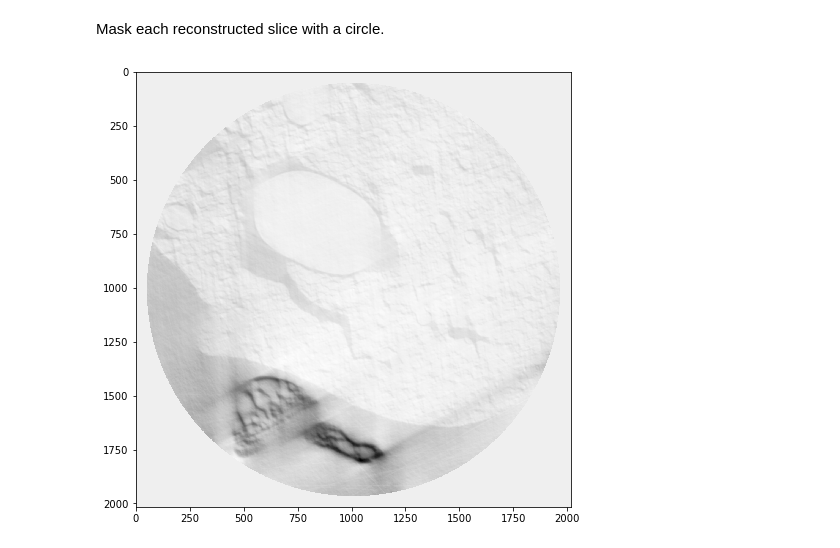
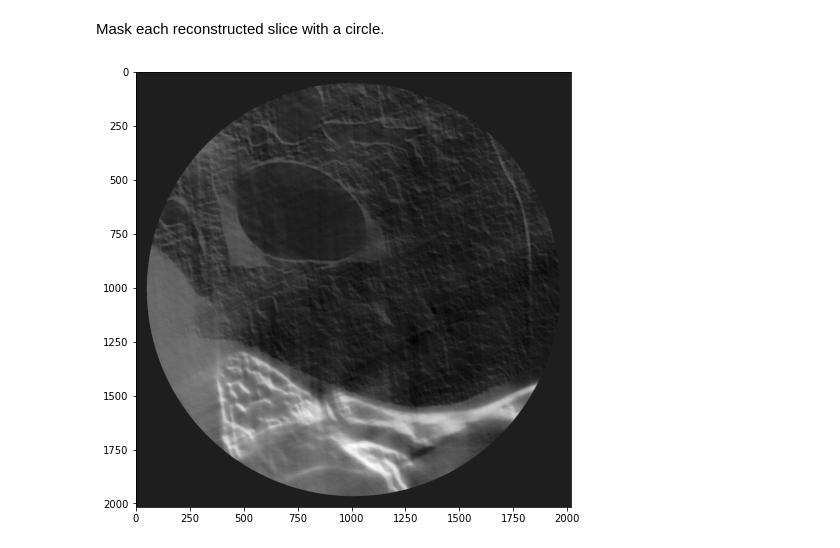
Before and after one commit to tomograms/tomography-notebooks, a Jupyter notebook: tomorec_lungs.ipynb, the cells around one changed output. Drawn from its saved outputs; the diff is of its cells as text; code cells hidden in the pictures.

```diff
--- a/tomorec_lungs.ipynb
+++ b/tomorec_lungs.ipynb
@@ -68,7 +74,7 @@ plt.show()
 # %% [markdown]
 Calculate $$ -log(proj) $$
 # %%
-proj = tomopy.minus_log(proj)
+proj = tomopy.minus_log(proj, ncore=ncore)
 # %% [markdown]
 # Padding to remove the gradient around the FOV in the reconstruction
 # %%
@@ -111,7 +117,7 @@ algorithm = 'gridrec'
 #algorithm = 'sirtfbp'
 # %%
 slice_first=0 #500
-slice_last=1 #501
+slice_last=proj.shape[1] #501
 aproj=proj[:600,slice_first:slice_last,:]
 print(aproj.shape)
 # %% [output]
@@ -120,7 +126,13 @@ print(aproj.shape)
 if algorithm == 'sirtfbp':
     recon = rec_sirtfbp(aproj, theta, rot_center)
 else:
-    recon = tomopy.recon(aproj, theta, center=rot_center, algorithm=algorithm, filter_name='parzen')
+    #import os
+    #os.environ['OMP_NUM_THREADS'] = '1'
+    #os.environ['NO_AFFINITY'] = '1'
+    #os.environ['OMP_PLACES'] = 'cores'
+    #os.putenv('OMP_NUM_THREADS','1')
+    #os.unsetenv('OMP_PLACE')
+    recon = tomopy.recon(aproj, theta, center=rot_center, algorithm=algorithm, filter_name='parzen', ncore=ncore)
 recon = recon[:,N//4:5*N//4,N//4:5*N//4]
 
 print("Algorithm: ", algorithm)
@@ -135,12 +147,12 @@ print(recon.shape)
 # %% [markdown]
 Mask each reconstructed slice with a circle.
 # %%
-recon = tomopy.circ_mask(recon, axis=0, ratio=0.95)
+recon = tomopy.circ_mask(recon, axis=0, ratio=0.95, ncore=ncore)
 # %%
 plt.figure(figsize=(9,8))
-plt.imshow(recon[0,:,:], cmap='Greys')
+plt.imshow(-recon[0,:,:], cmap='Greys')
 plt.show()
 # %% [output]
-[figure, old version]
+[figure, new version]
 # %%
 tifffile.imsave(site_data_dir+'/tmp/gridrec_alpha5e-5.tif',recon)
```
Also changed, not shown: parts of 9 cells of this notebook, 2 other files.
